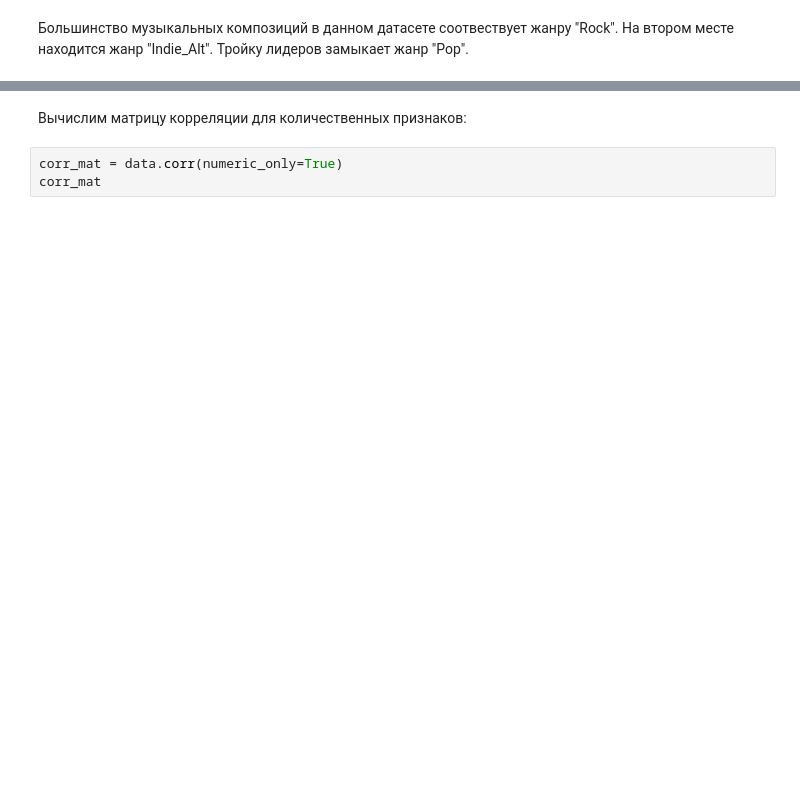
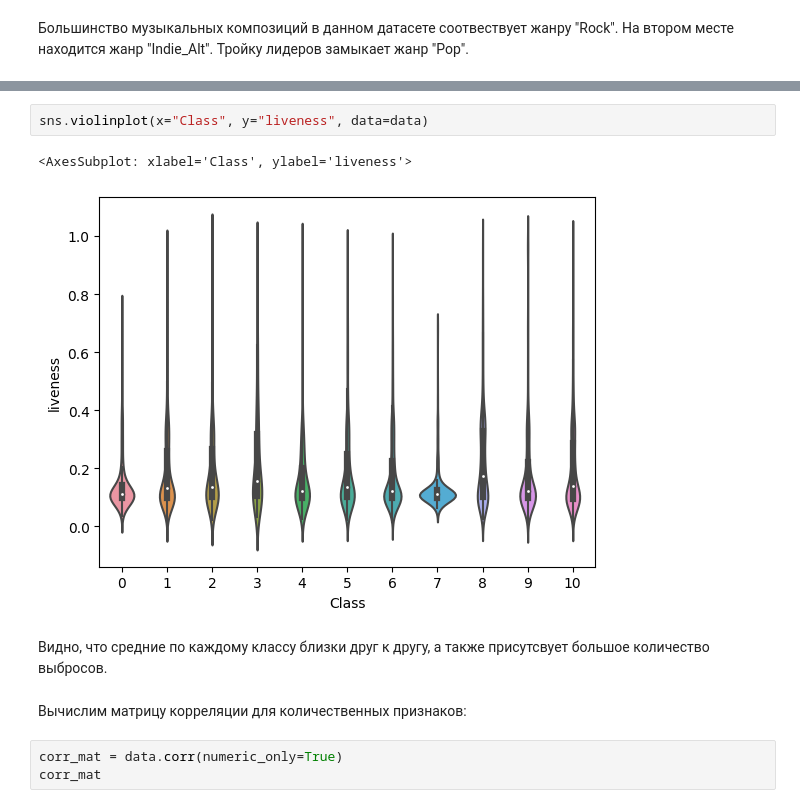
Before and after one commit to VladislavLap/ML, a Jupyter notebook: Laptev_hw1.ipynb, the cells around one changed output, grey strips where cells are left out. Drawn from its saved outputs; the diff is of its cells as text; blank space fills up the shorter version.

```diff
--- a/Laptev_hw1.ipynb
+++ b/Laptev_hw1.ipynb
@@ -139,3 +155,10 @@ sns.histplot(data['Class'])
+# %%
+sns.violinplot(x="Class", y="liveness", data=data)
+# %% [output]
+<AxesSubplot: xlabel='Class', ylabel='liveness'>
+[figure, added]
+# %% [markdown]
+Видно, что средние по каждому классу близки друг к другу, а также присутсвует большое количество выбросов.
 # %% [markdown]
 Вычислим матрицу корреляции для количественных признаков:
 # %%
```
Also changed, not shown: parts of 26 cells of this notebook.
